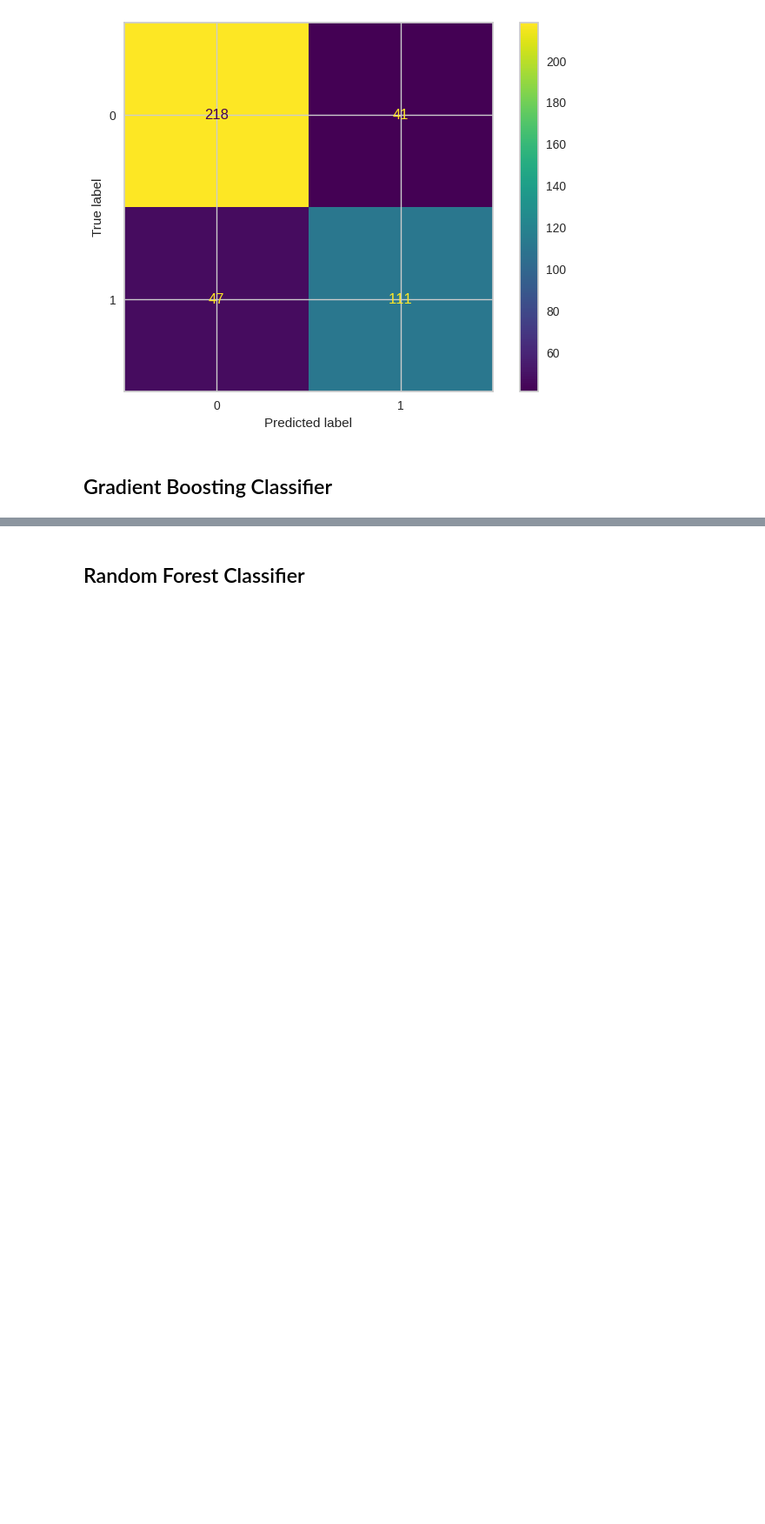
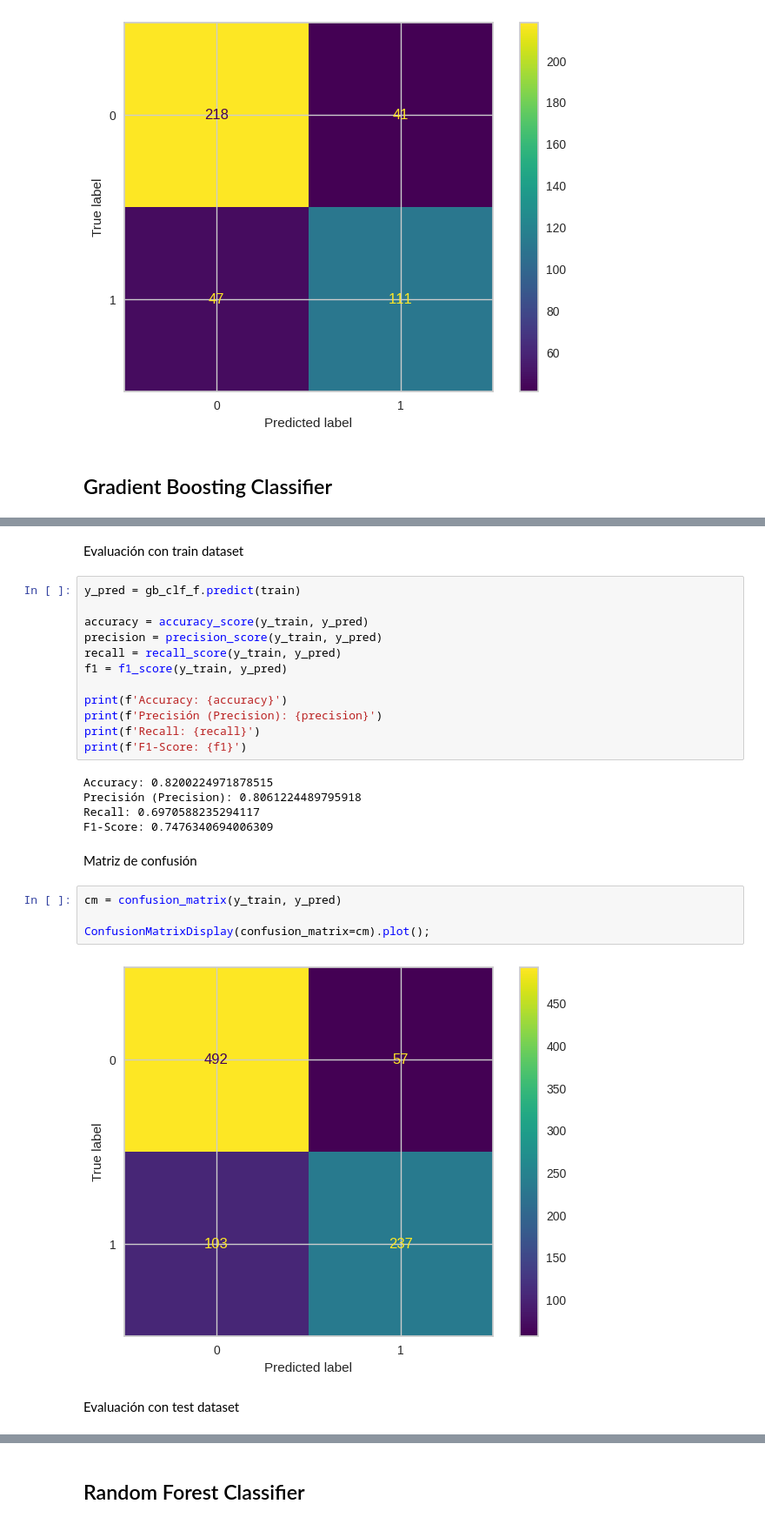
Before and after one commit to fedemedina72/IA1_Equipo8, a Jupyter notebook: Modelos/Modelos.ipynb, the cells around one changed output, grey strips where cells are left out. Shown at 87% size. Cells and saved outputs as stored; diff of their text form; blank space fills up the shorter version.

```diff
--- a/Modelos/Modelos.ipynb
+++ b/Modelos/Modelos.ipynb
@@ -533 +626,30 @@ GradientBoostingClassifier(ccp_alpha=0.0, criterion='friedman_mse', init=None,
+# %% [markdown]
+Evaluación con train dataset
+# %%
+y_pred = gb_clf_f.predict(train)
+
+accuracy = accuracy_score(y_train, y_pred)
+precision = precision_score(y_train, y_pred)
+recall = recall_score(y_train, y_pred)
+f1 = f1_score(y_train, y_pred)
+
+print(f'Accuracy: {accuracy}')
+print(f'Precisión (Precision): {precision}')
+print(f'Recall: {recall}')
+print(f'F1-Score: {f1}')
+# %% [output]
+Accuracy: 0.8200224971878515
+Precisión (Precision): 0.8061224489795918
+Recall: 0.6970588235294117
+F1-Score: 0.7476340694006309
+# %% [markdown]
+Matriz de confusión
+# %%
+cm = confusion_matrix(y_train, y_pred)
+
+ConfusionMatrixDisplay(confusion_matrix=cm).plot();
+# %% [output]
+[figure, added]
+# %% [markdown]
+Evaluación con test dataset
 # %%
```
Also changed, not shown: parts of 50 cells of this notebook.
